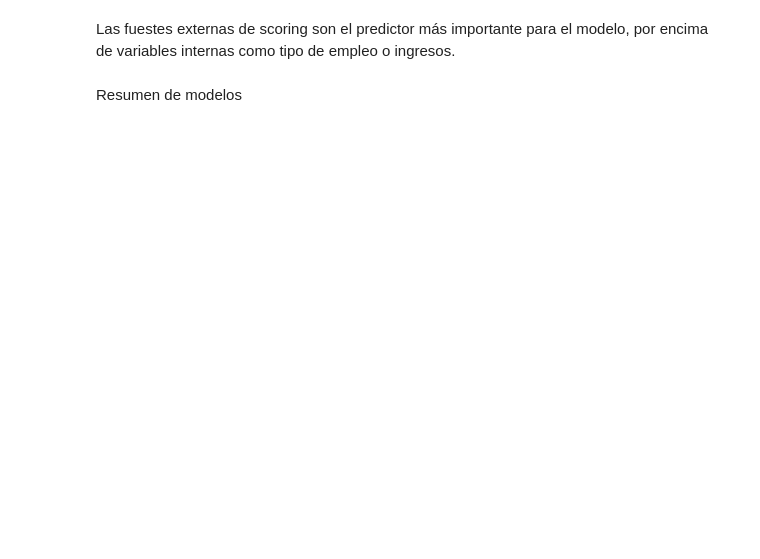
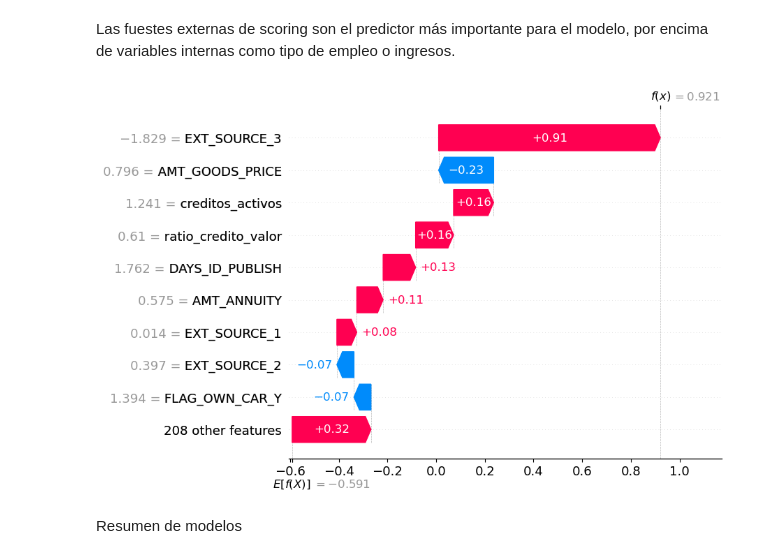
Before and after one commit to CarlosECI/credit_default_risk, a Jupyter notebook: Notebooks/03_modeling.ipynb, the cells around one changed output. Drawn from its saved outputs; the diff is of its cells as text; code cells hidden in the pictures; blank space fills up the shorter version.

```diff
--- a/Notebooks/03_modeling.ipynb
+++ b/Notebooks/03_modeling.ipynb
@@ -53,6 +93,13 @@ scaler = StandardScaler()
 
 X_train = scaler.fit_transform(X_train)
 X_test = scaler.transform(X_test)
+
+# Reemplazamos caracteres conflictivos en los nombres de las columas
+X.columns = X.columns.str.replace('[^A-Za-z0-9_]', '_', regex=True)
+
+# Convertimos en DataFrame nuevamente para evitar conflictos con modelos
+X_train = pd.DataFrame(X_train, columns=X.columns)
+X_test = pd.DataFrame(X_test, columns=X.columns)
 # %%
 from sklearn.dummy import DummyClassifier
 from sklearn.metrics import roc_auc_score
@@ -144,17 +204,18 @@ from sklearn.metrics import f1_score
 Para reducir el coste computacional al calcular los f1 para cada umbral, se crea un conjunto de 200 umbrales, con el que se hará la comparación convirtiendo las probabilidades y los umbrales en matrices. Luego calculamos el F1 para cada columna de esta matriz resultante.
 '''
 
-thresholds_reducidos = np.linspace(0.01, 0.99, 200)
+# thresholds_reducidos = np.linspace(0.01, 0.99, 200)
 
-predicciones = (y_prob[:, np.newaxis] >= thresholds_reducidos[np.newaxis, :]).astype(int)
+# predicciones = (y_prob[:, np.newaxis] >= thresholds_reducidos[np.newaxis, :]).astype(int)
 
-f1_scores = [f1_score(y_test, predicciones[:, i]) for i in range(predicciones.shape[1])]
+# f1_scores = [f1_score(y_test, predicciones[:, i]) for i in range(predicciones.shape[1])]
+f1_scores = []
 
-# for threshold in thresholds:
-#     y_prob_thresh = (y_prob >= threshold).astype(int)
-#     f1_scores.append(f1_score(y_test, y_prob_thresh))
+for threshold in thresholds:
+    y_prob_thresh = (y_prob >= threshold).astype(int)
+    f1_scores.append(f1_score(y_test, y_prob_thresh))
 
-umbral_optimo = thresholds_reducidos[np.argmax(f1_scores)]
+umbral_optimo = thresholds[np.argmax(f1_scores)]
 f1_optimo = max(f1_scores)
 
 print(f'Umbral optimo: {umbral_optimo:.4f}')
@@ -197,9 +286,14 @@ Con un umbral de decision de 0.50 conseguimos aumentar el recall a 0.65.
 #### Explicabilidad con SHAP
 # %%
 import shap
+import warnings
+
+warnings.filterwarnings('ignore', category=UserWarning)
 
 explainer = shap.TreeExplainer(lgbm_final)
 
-shap_values = explainer.shap_values(X_test)
+shap_values_raw = explainer.shap_values(X_test)
+
+shap_values = shap_values_raw[1] if isinstance(shap_values_raw, list) else shap_values_raw
 # %%
 shap.summary_plot(shap_values, X_test, feature_names=X.columns.tolist(), max_display=15)
@@ -215,17 +323,21 @@ Las fuestes externas de scoring son el predictor más importante para el modelo,
 # %%
 # Caso de impago predicho correctamente
 impagos_correctos = np.where((y_pred_final == 1) & (y_test.values == 1))[0]
 
 caso = impagos_correctos[0]
 
+base_value = explainer.expected_value[1] if isinstance(explainer.expected_value, list) else explainer.expected_value
+
 shap.waterfall_plot(
     shap.Explanation(
         values=shap_values[caso],
-        base_values= explainer.expected_value,
-        data=X_test[caso],
+        base_values= base_value,
+        data=X_test.iloc[caso],
         feature_names= X.columns.tolist()
     )
 )
+# %% [output]
+[figure, added]
 # %% [markdown]
 Resumen de modelos
 # %%
```
Also changed, not shown: parts of 20 cells of this notebook, 3 other files.
